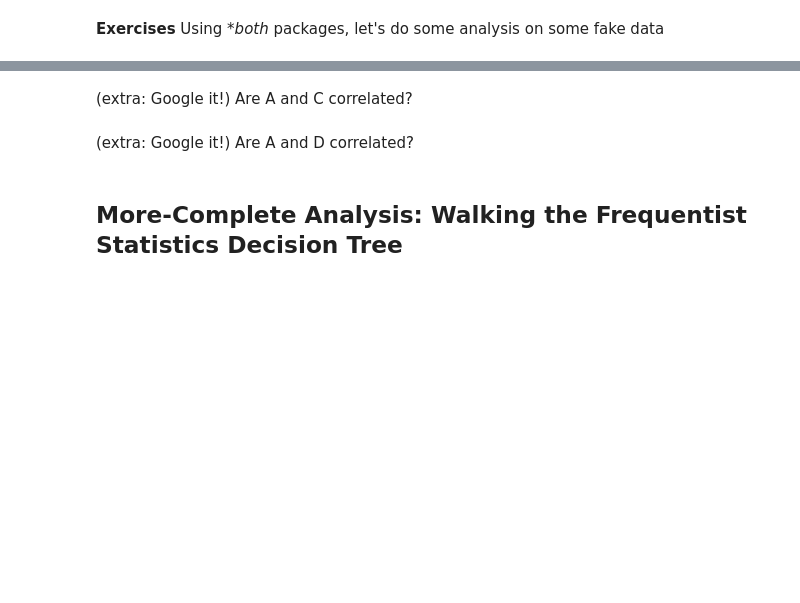
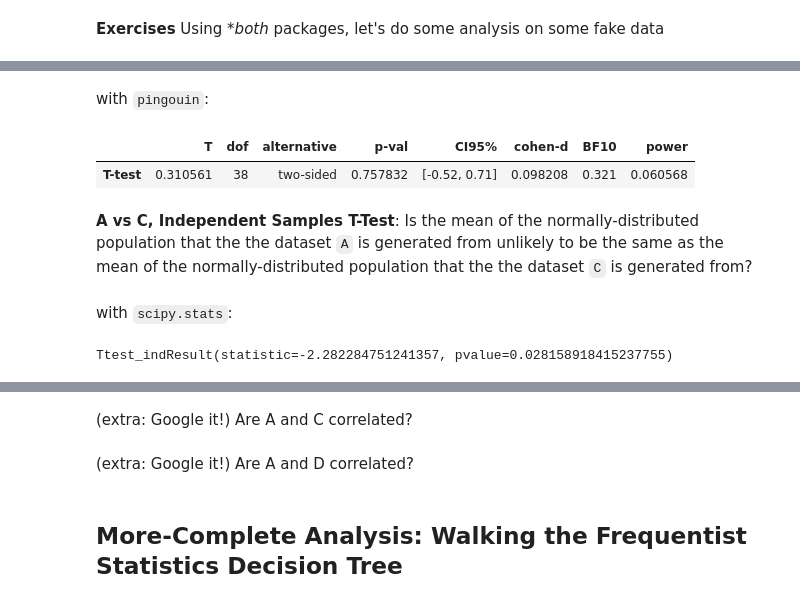
Before and after one commit to nickdelgrosso/CodeTeachingMaterials, a Jupyter notebook: topics/4_2_StatsWithScipyStatsAndPingouin/StatsWithScipyStatsAndPingouin.ipynb, the cells around one changed output, grey strips where cells are left out. Saved outputs shown, nothing was run; the diff lists cells and outputs as text; code cells hidden in the pictures; blank space fills up the shorter version.

```diff
--- a/topics/4_2_StatsWithScipyStatsAndPingouin/StatsWithScipyStatsAndPingouin.ipynb
+++ b/topics/4_2_StatsWithScipyStatsAndPingouin/StatsWithScipyStatsAndPingouin.ipynb
@@ -67,0 +89,15 @@ Do all Pairwise Tests (all vs all)
+# %% [markdown]
+with `pingouin`:
+# %%
+pg.ttest(df.A, df.B)
+# %% [output]
+|  | T | dof | alternative | p-val | CI95% | cohen-d | BF10 | power |
+| T-test | 0.310561 | 38 | two-sided | 0.757832 | [-0.52, 0.71] | 0.098208 | 0.321 | 0.060568 |
+# %% [markdown]
+**A vs C, Independent Samples T-Test**: Is the mean of the normally-distributed population that the the dataset `A` is generated from unlikely to be the same as the mean of the normally-distributed population that the the dataset `C` is generated from?
+# %% [markdown]
+with `scipy.stats`:
+# %%
+stats.ttest_ind(df.A, df.C)
+# %% [output]
+Ttest_indResult(statistic=-2.282284751241357, pvalue=0.028158918415237755)
```
Also changed, not shown: parts of 42 cells of this notebook, 5 other files.
